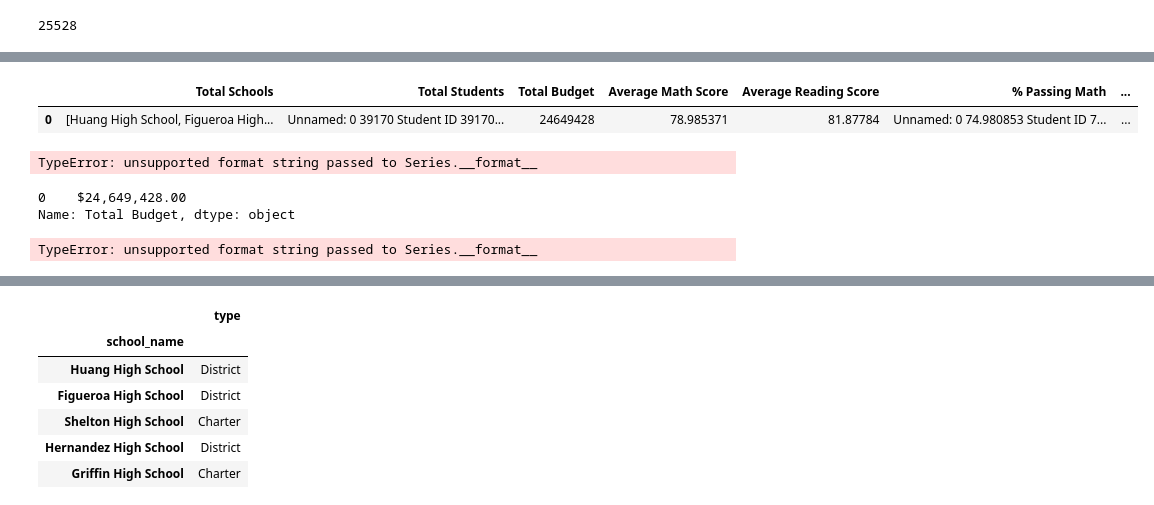
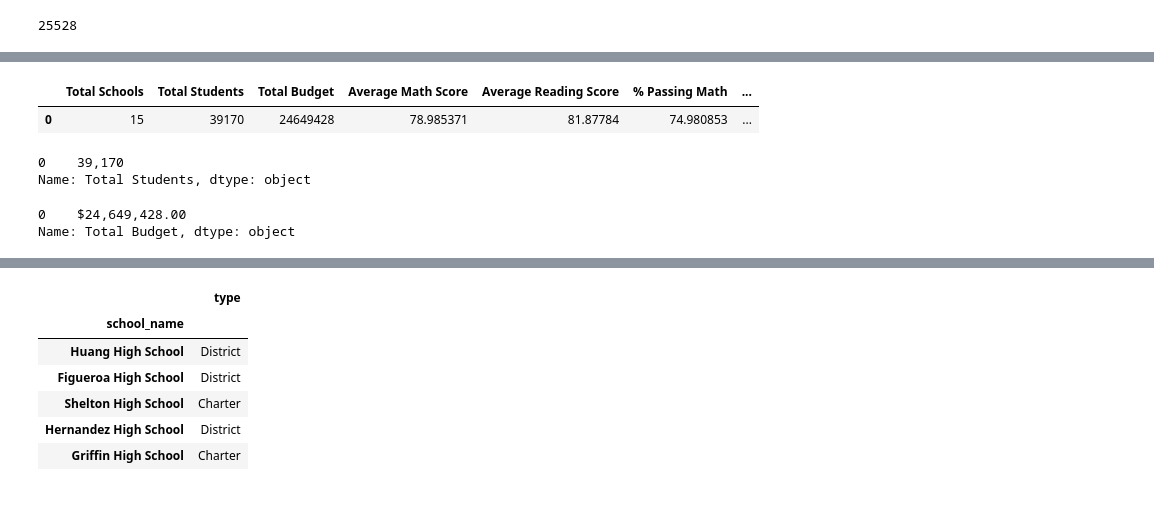
Before and after one commit to matthubb17/School_District_Analysis, a Jupyter notebook: PyCitySchools.ipynb, the cells around one changed output, grey strips where cells are left out. Saved outputs shown, nothing was run; the diff lists cells and outputs as text; code cells hidden in the pictures.

```diff
--- a/PyCitySchools.ipynb
+++ b/PyCitySchools.ipynb
@@ -5,7 +6,7 @@ import os
 # %%
 # Files to load
-school_data_to_load = os.path.join("Resources", "schools_complete.csv")
-student_data_to_load = os.path.join("Resources", "clean_students_complete.csv")
+school_data_to_load = "Old Resources/schools_complete.csv"
+student_data_to_load = "Old Resources/students_complete.csv"
 # %%
 # Read the school data file and store it in a Pandas DataFrame.
 school_data_df = pd.read_csv(school_data_to_load)
@@ -179,5 +177,5 @@ school_data_complete_df.head()
 # %%
 # Get the total number of students.
-student_count = school_data_complete_df.count()
+student_count = school_data_complete_df["Student ID"].count()
 student_count
 # %% [output]
@@ -196,0 +183,4 @@ dtype: int64
+# %%
+# Get the total number of schools.
+school_count = school_data_df["school_name"].count()
+school_count
@@ -300,10 +291,10 @@ print (passing_reading_count)
 33610
 # %%
 # Calculate the percent that passed math.
-passing_math_percentage = passing_math_count / (student_count) * 100
+passing_math_percentage = passing_math_count / float(student_count) *100
 
 # Calculate the percent that passed reading.
-passing_reading_percentage = passing_reading_count / (student_count) * 100
+passing_reading_percentage = passing_reading_count / float(student_count) *100
 # %%
 print (passing_math_percentage)
 print (passing_reading_percentage)
@@ -364,25 +328,26 @@ dtype: float64
 # %%
 # Adding a list of values with keys to create a new DataFrame.
 district_summary_df = pd.DataFrame(
-          [{"Total Schools": school_count_2,
+          [{"Total Schools": school_count,
           "Total Students": student_count,
           "Total Budget": total_budget,
           "Average Math Score": average_math_score,
           "Average Reading Score": average_reading_score,
           "% Passing Math": passing_math_percentage,
          "% Passing Reading": passing_reading_percentage,
         "% Overall Passing": overall_passing_percentage}])
 district_summary_df
 # %% [output]
 |  | Total Schools | Total Students | Total Budget | Average Math Score | Average Reading Score | % Passing Math | ... |
-| 0 | [Huang High School, Figueroa High... | Unnamed: 0 39170 Student ID 39170... | 24649428 | 78.985371 | 81.87784 | Unnamed: 0 74.980853 Student ID 7... | ... |
+| 0 | 15 | 39170 | 24649428 | 78.985371 | 81.87784 | 74.980853 | ... |
 # %%
 # Format the "Total Students" to have the comma for a thousands separator.
 district_summary_df["Total Students"] = district_summary_df["Total Students"].map("{:,}".format)
 
 district_summary_df["Total Students"]
 # %% [output]
-TypeError: unsupported format string passed to Series.__format__
+0    39,170
+Name: Total Students, dtype: object
 # %%
 # Format "Total Budget" to have the comma for a thousands separator, a decimal separator, and a "$".
 
@@ -403,8 +368,6 @@ district_summary_df["% Passing Math"] = district_summary_df["% Passing Math"].ma
 district_summary_df["% Passing Reading"] = district_summary_df["% Passing Reading"].map("{:.0f}".format)
 
 district_summary_df["% Overall Passing"] = district_summary_df["% Overall Passing"].map("{:.0f}".format)
-# %% [output]
-TypeError: unsupported format string passed to Series.__format__
 # %%
 # Reorder the columns in the order you want them to appear.
 new_column_order = ["Total Schools", "Total Students", "Total Budget","Average Math Score", "Average Reading Score", "% Passing Math", "% Passing Reading", "% Overall Passing"]
```
Also changed, not shown: parts of 28 cells of this notebook.
